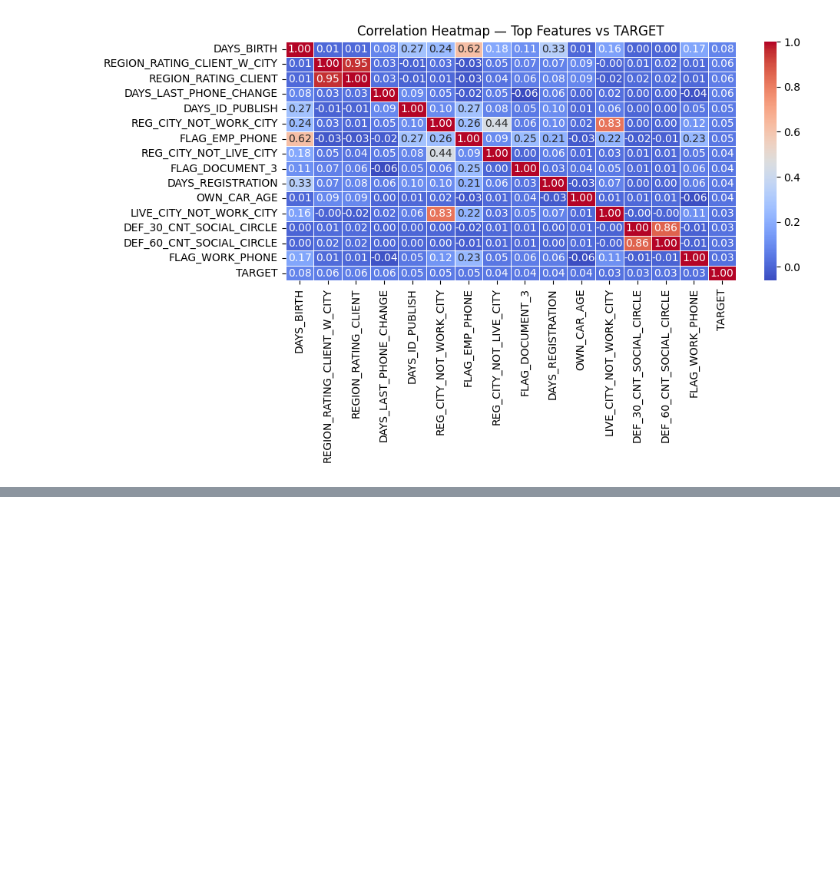
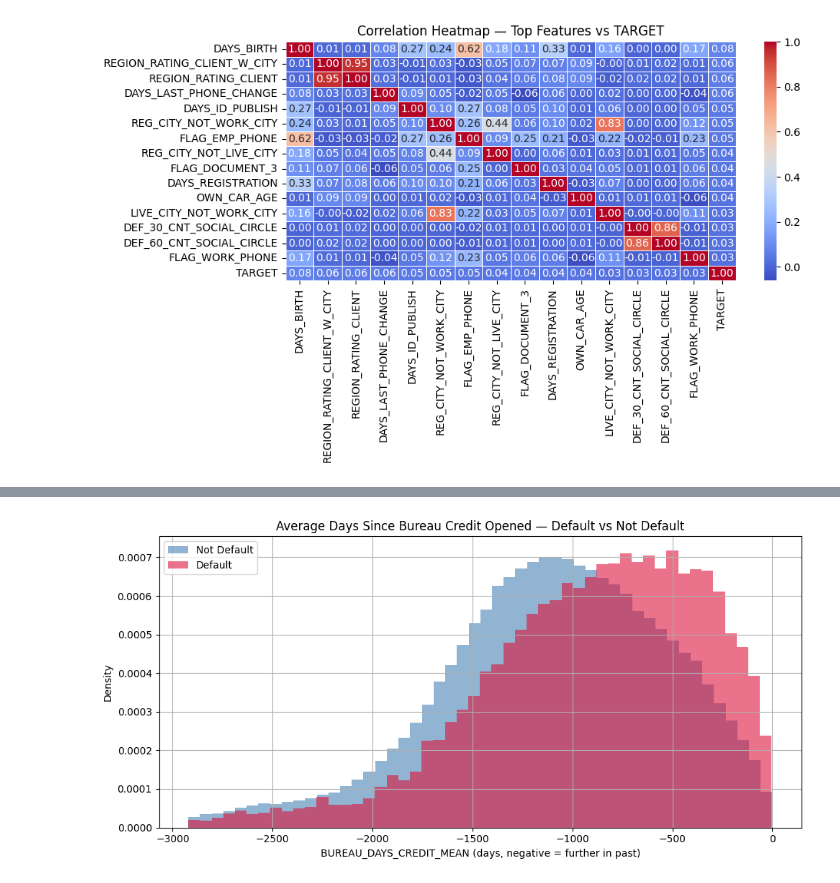
Before and after one commit to aryanparija/Loan-Default-Prediction, a Jupyter notebook: notebooks/01_eda.ipynb, the cells around one changed output, grey strips where cells are left out. Saved outputs shown, nothing was run; the diff lists cells and outputs as text; code cells hidden in the pictures; blank space fills up the shorter version.

```diff
--- a/notebooks/01_eda.ipynb
+++ b/notebooks/01_eda.ipynb
@@ -126,0 +244,14 @@ plt.show()
+# %%
+plt.figure(figsize=(10,5))
+df[df['TARGET']==0]['BUREAU_DAYS_CREDIT_MEAN'].dropna().hist(
+    bins=50, alpha=0.6, label='Not Default', color='steelblue', density=True)
+df[df['TARGET']==1]['BUREAU_DAYS_CREDIT_MEAN'].dropna().hist(
+    bins=50, alpha=0.6, label='Default', color='crimson', density=True)
+plt.legend()
+plt.title('Average Days Since Bureau Credit Opened — Default vs Not Default')
+plt.xlabel('BUREAU_DAYS_CREDIT_MEAN (days, negative = further in past)')
+plt.ylabel('Density')
+plt.tight_layout()
+plt.show()
+# %% [output]
+[figure, added]
```
Also changed, not shown: parts of 5 cells of this notebook.
